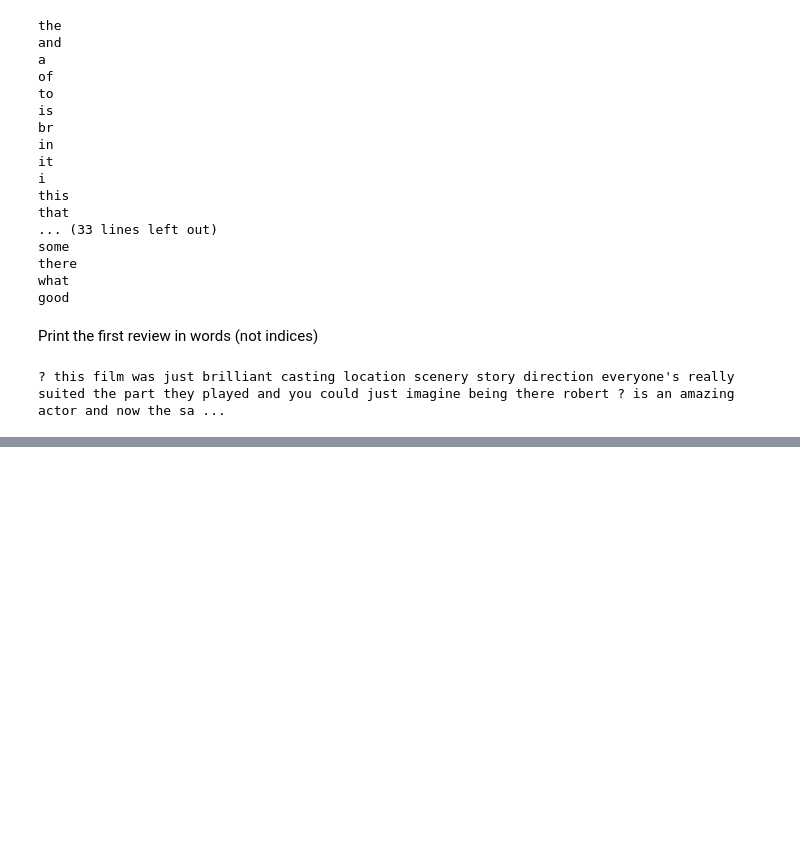
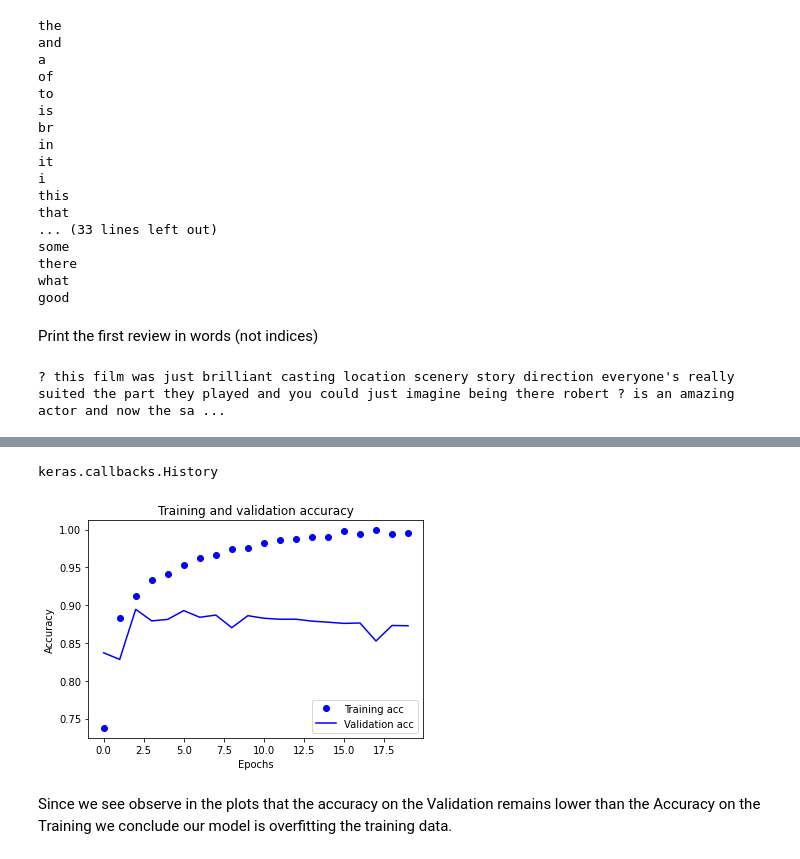
Before and after one commit to oorejola/CMPS-6660-DeepLearning, a Jupyter notebook: Lecture4.ipynb, the cells around one changed output, grey strips where cells are left out. Drawn from its saved outputs; the diff is of its cells as text; code cells hidden in the pictures; blank space fills up the shorter version.

```diff
--- a/Lecture4.ipynb
+++ b/Lecture4.ipynb
@@ -105,0 +117,5 @@ print(decoded_review)
+# %%
+print(x_train[0])
+
+y_train = np.asarray(train_labels).astype("float32")
+y_test = np.asarray(test_labels).astype("float32")
@@ -105,0 +126,22 @@ print(decoded_review)
+# %%
+from tensorflow import keras
+from tensorflow.keras import layers
+
+# Build Model
+model = keras.Sequential([ layers.Dense(16, activation="relu"),
+                          layers.Dense(16, activation="relu"),
+                          layers.Dense(1, activation="sigmoid")
+                         ])
+
+#Compile Model
+model.compile(optimizer="rmsprop", loss="binary_crossentropy",metrics=["accuracy"])
+# %%
+#Validation set
+
+x_val = x_train[:10000]
+partial_x_train = x_train[10000:]
+
+y_val = y_train[:10000]
+partial_y_train = y_train[10000:]
+# %%
+history = model.fit(partial_x_train, partial_y_train,epochs=20, batch_size=512, validation_data=(x_val, y_val))
@@ -105,0 +196,21 @@ print(decoded_review)
+# %%
+type(history)
+# %% [output]
+keras.callbacks.History
+# %%
+import matplotlib.pyplot as plt
+history_dict = history.history
+acc = history_dict["accuracy"]
+val_acc = history_dict["val_accuracy"]
+
+plt.plot(range(20), acc, "bo", label="Training acc")
+plt.plot(range(20), val_acc, "b", label="Validation acc")
+plt.title("Training and validation accuracy")
+plt.xlabel("Epochs")
+plt.ylabel("Accuracy")
+plt.legend()
+plt.show()
+# %% [output]
+[figure, added]
+# %% [markdown]
+Since we see observe in the plots that the accuracy on the Validation remains lower than the Accuracy on the Training we conclude our model is overfitting the training data.
```
Also changed, not shown: parts of 38 cells of this notebook, 4 other files.
